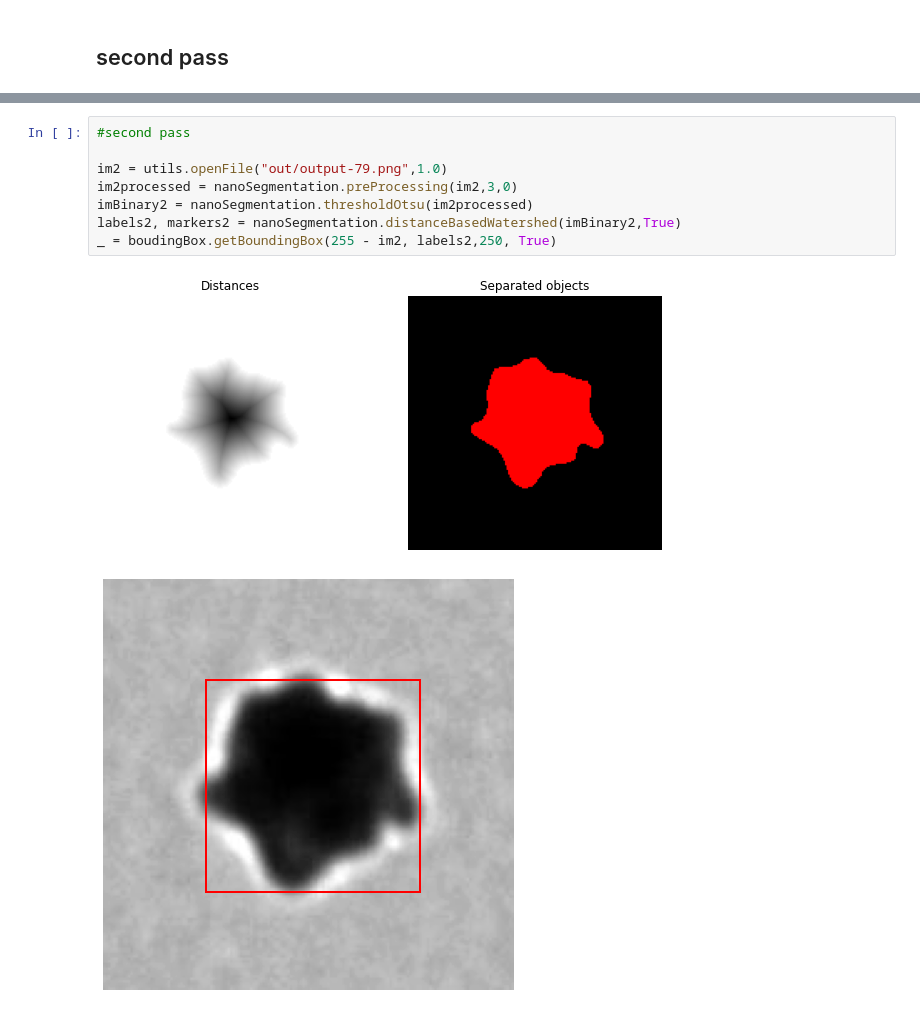
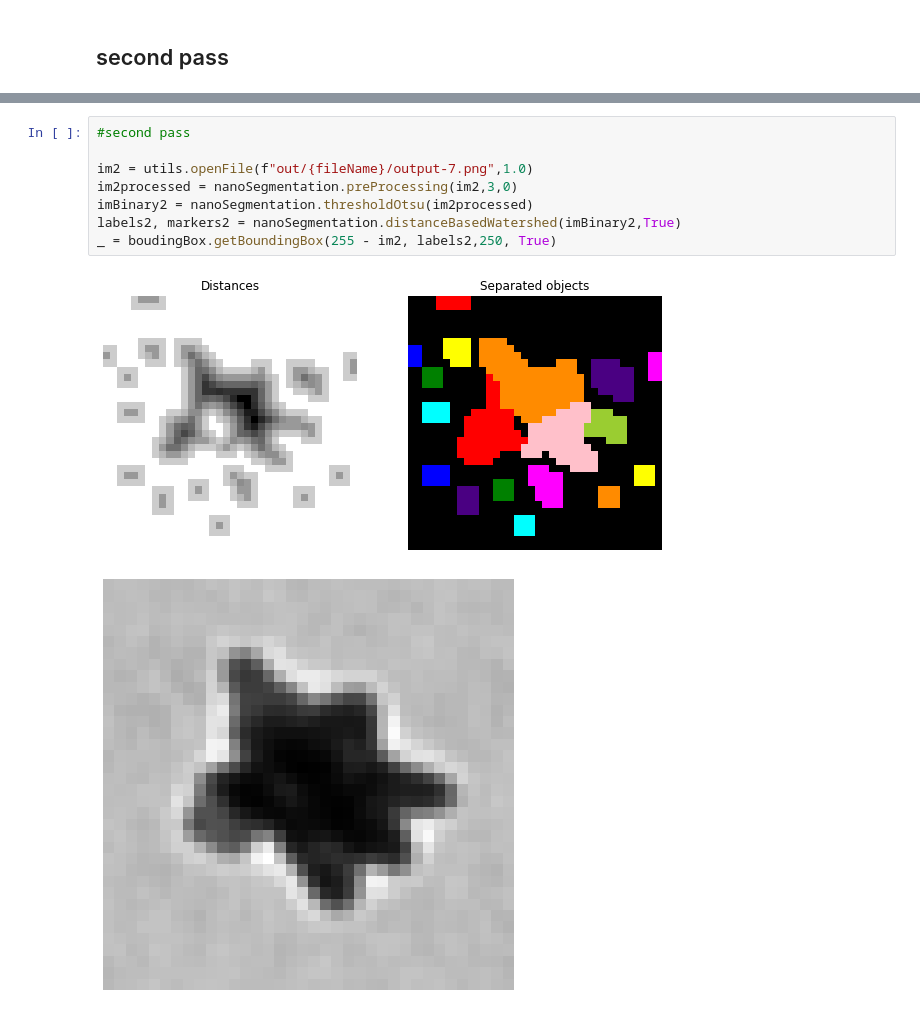
Before and after one commit to Cewein/Nanoparticle-segmentation-classification, a Jupyter notebook: Segemenation_of_nano_particle.ipynb, the cells around one changed output, grey strips where cells are left out. Cells and saved outputs as stored; diff of their text form.

Commit message:
added file name when saving
need the file name when saving, so the "building of the database" is starting

```diff
--- a/Segemenation_of_nano_particle.ipynb
+++ b/Segemenation_of_nano_particle.ipynb
@@ -59,14 +53,14 @@ boudingBox.exctractParticle(255 - im2, bboxArray, save=True, display=False)
 # %%
 #second pass
 
-im2 = utils.openFile("out/output-79.png",1.0)
+im2 = utils.openFile(f"out/{fileName}/output-7.png",1.0)
 im2processed = nanoSegmentation.preProcessing(im2,3,0)
 imBinary2 = nanoSegmentation.thresholdOtsu(im2processed)
 labels2, markers2 = nanoSegmentation.distanceBasedWatershed(imBinary2,True)
 _ = boudingBox.getBoundingBox(255 - im2, labels2,250, True)
 # %% [output]
-[figure, old version]
+[figure, new version]
-[figure, old version]
+[figure, new version]
 # %%
 #second pass
 
```
Also changed, not shown: parts of 4 cells of this notebook, 3 other files.
